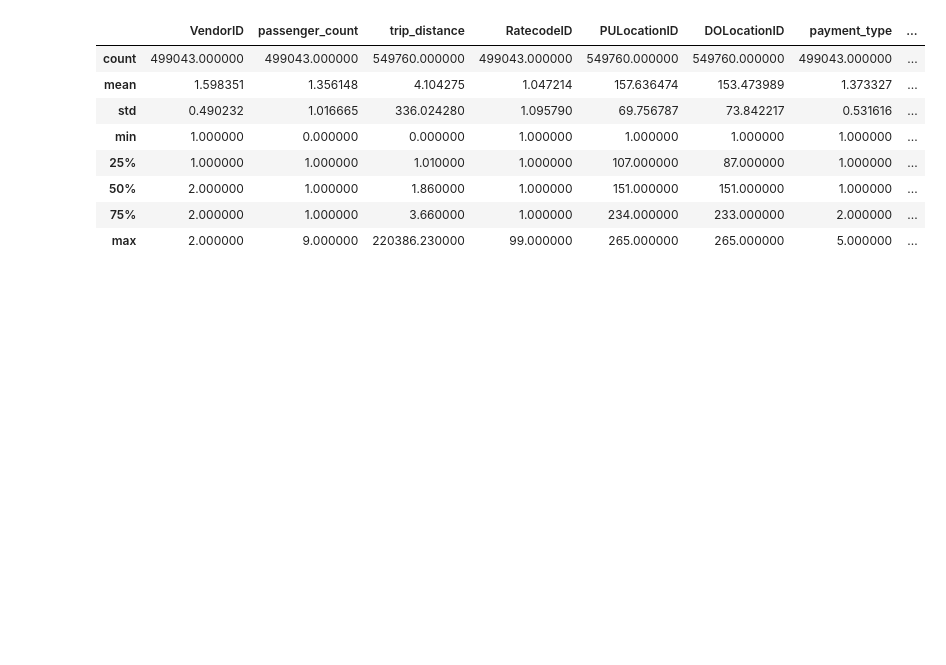
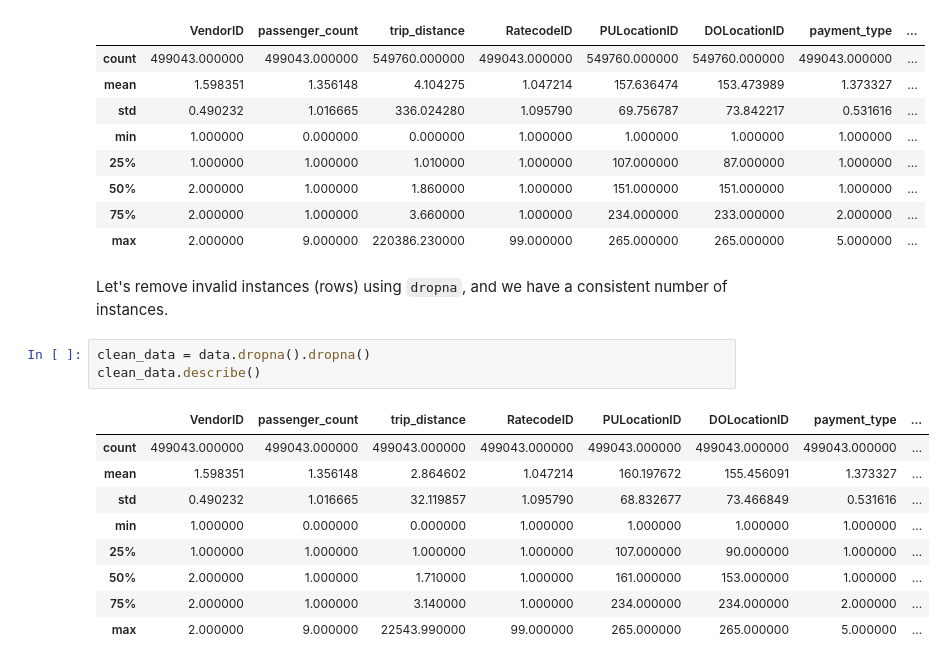
Before and after one commit to choiw-public/BigData-NYC-taxi-fare-prediction, a Jupyter notebook: NYC_taxi_fare_prediction.ipynb, the cells around one changed output. Cells and saved outputs as stored; diff of their text form; blank space fills up the shorter version.

````diff
--- a/NYC_taxi_fare_prediction.ipynb
+++ b/NYC_taxi_fare_prediction.ipynb
@@ -64,3 +58,18 @@ data.describe()
 | 50% | 2.000000 | 1.000000 | 1.860000 | 1.000000 | 151.000000 | 151.000000 | 1.000000 | ... |
 | 75% | 2.000000 | 1.000000 | 3.660000 | 1.000000 | 234.000000 | 233.000000 | 2.000000 | ... |
 | max | 2.000000 | 9.000000 | 220386.230000 | 99.000000 | 265.000000 | 265.000000 | 5.000000 | ... |
+# %% [markdown]
+Let's remove invalid instances (rows) using ```dropna```, and we have a consistent number of instances.
+# %%
+clean_data = data.dropna().dropna()
+clean_data.describe()
+# %% [output]
+|  | VendorID | passenger_count | trip_distance | RatecodeID | PULocationID | DOLocationID | payment_type | ... |
+| count | 499043.000000 | 499043.000000 | 499043.000000 | 499043.000000 | 499043.000000 | 499043.000000 | 499043.000000 | ... |
+| mean | 1.598351 | 1.356148 | 2.864602 | 1.047214 | 160.197672 | 155.456091 | 1.373327 | ... |
+| std | 0.490232 | 1.016665 | 32.119857 | 1.095790 | 68.832677 | 73.466849 | 0.531616 | ... |
+| min | 1.000000 | 0.000000 | 0.000000 | 1.000000 | 1.000000 | 1.000000 | 1.000000 | ... |
+| 25% | 1.000000 | 1.000000 | 1.000000 | 1.000000 | 107.000000 | 90.000000 | 1.000000 | ... |
+| 50% | 2.000000 | 1.000000 | 1.710000 | 1.000000 | 161.000000 | 153.000000 | 1.000000 | ... |
+| 75% | 2.000000 | 1.000000 | 3.140000 | 1.000000 | 234.000000 | 234.000000 | 2.000000 | ... |
+| max | 2.000000 | 9.000000 | 22543.990000 | 99.000000 | 265.000000 | 265.000000 | 5.000000 | ... |
````
Also changed, not shown: parts of 7 cells of this notebook, 1 other file.
